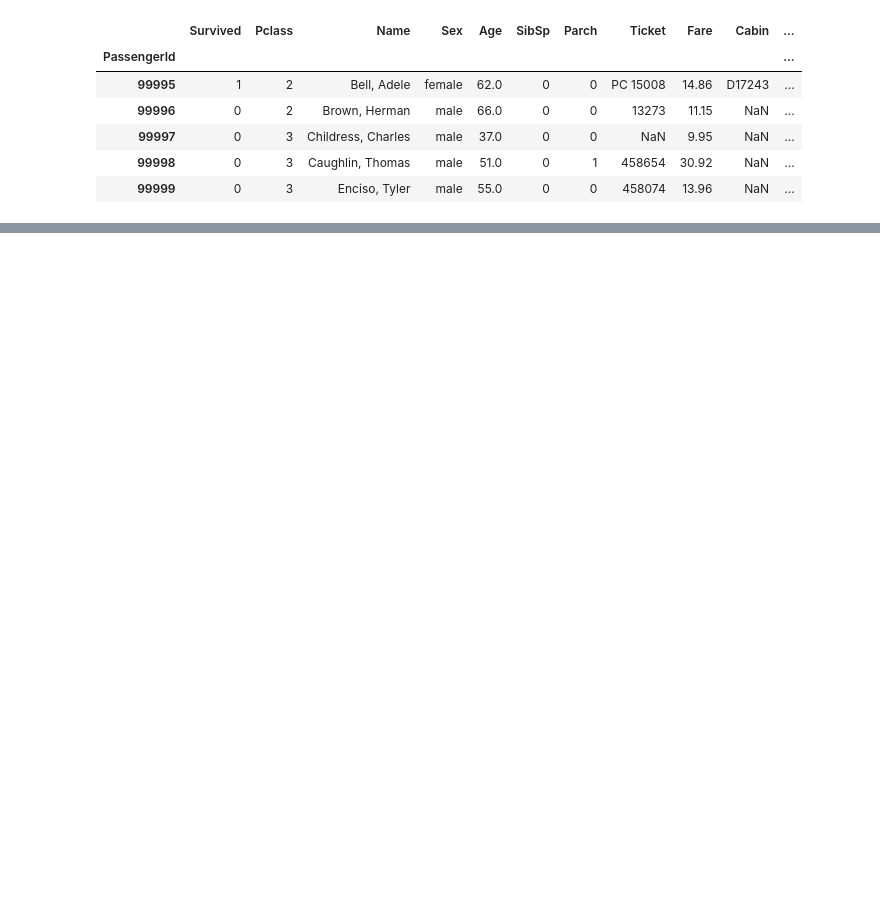
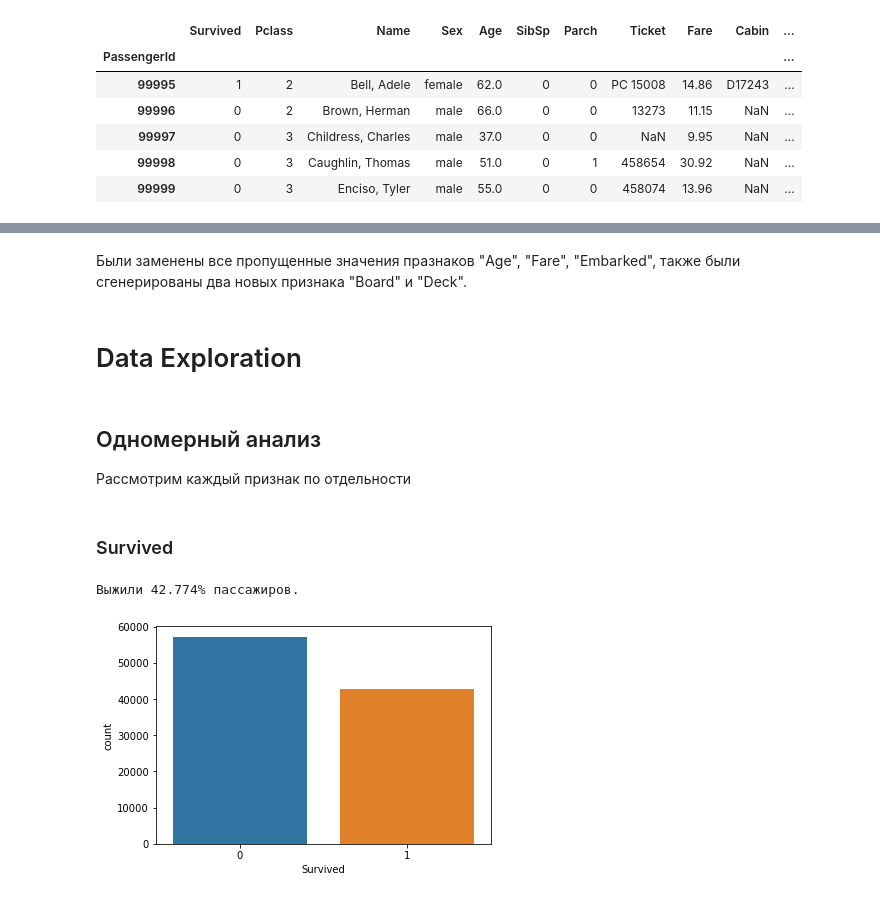
Before and after one commit to masha-mcr/ml-intro-EDA, a Jupyter notebook: Titanic_Dataset_EDA.ipynb, the cells around one changed output, grey strips where cells are left out. Drawn from its saved outputs; the diff is of its cells as text; code cells hidden in the pictures; blank space fills up the shorter version.

```diff
--- a/Titanic_Dataset_EDA.ipynb
+++ b/Titanic_Dataset_EDA.ipynb
@@ -17,0 +218,3 @@ titanic_data.tail()
+# %%
+medians = titanic_data.groupby(['Pclass'])['Fare'].median()
+medians
@@ -17,0 +227,3 @@ titanic_data.tail()
+# %%
+for Pclass in titanic_data['Pclass'].unique():
+    titanic_data.loc[(titanic_data['Fare'].isna()) & (titanic_data['Pclass'] == Pclass),'Fare'] = medians[Pclass]
@@ -17,0 +249,16 @@ titanic_data.tail()
+# %% [markdown]
+Были заменены все пропущенные значения празнаков "Age", "Fare", "Embarked", также были сгенерированы два новых признака "Board" и "Deck".
+# %% [markdown]
+# Data Exploration
+# %% [markdown]
+## Одномерный анализ
+
+Рассмотрим каждый признак по отдельности
+# %% [markdown]
+### Survived
+# %%
+sns.countplot(x='Survived',data=titanic_data)
+print("Выжили {}% пассажиров.".format(titanic_data[titanic_data['Survived'] == 1].shape[0] / titanic_data.shape[0]*100))
+# %% [output]
+Выжили 42.774% пассажиров.
+[figure, added]
```
Also changed, not shown: parts of 148 cells of this notebook.
